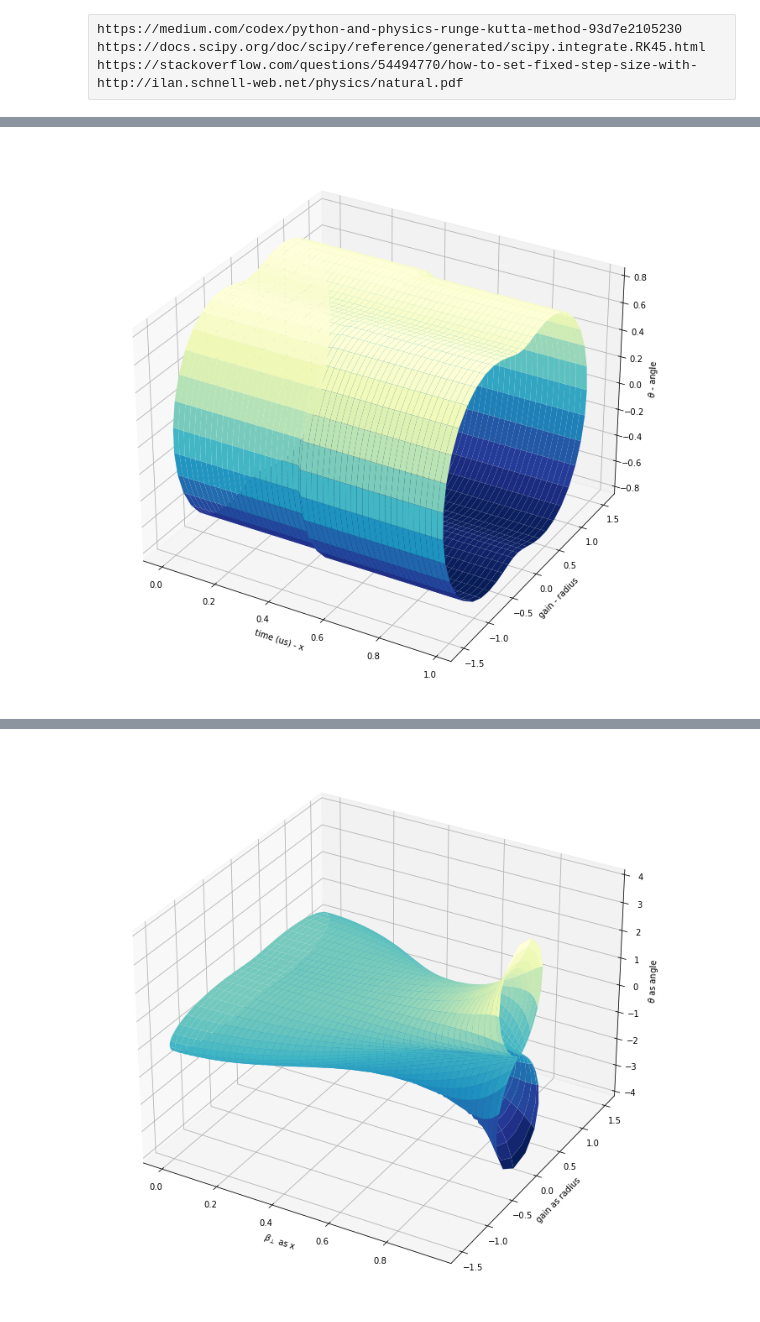
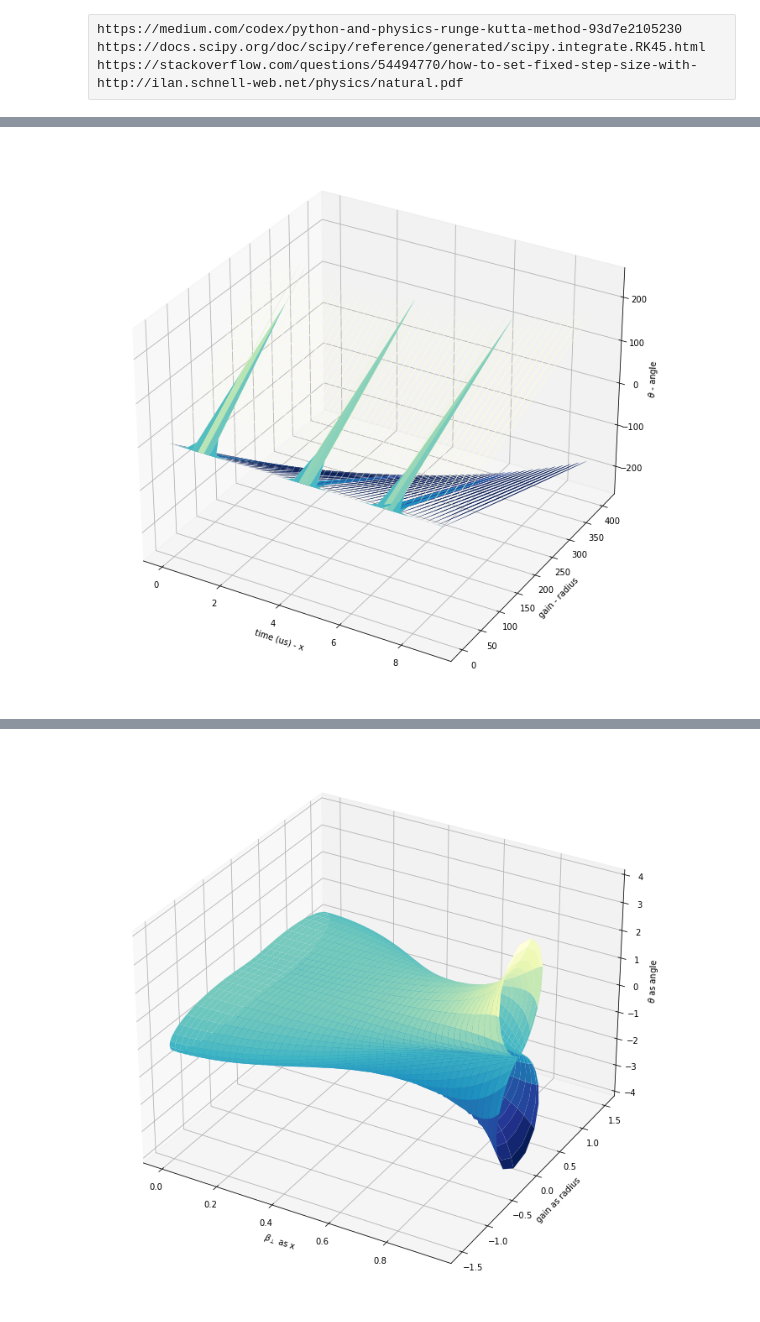
Before and after one commit to jvonk/CRES, a Jupyter notebook: Particle Motion.ipynb, the cells around one changed output, grey strips where cells are left out. Saved outputs shown, nothing was run; the diff lists cells and outputs as text; code cells hidden in the pictures.

```diff
--- a/Particle Motion.ipynb
+++ b/Particle Motion.ipynb
@@ -218,10 +230,13 @@ sol
  y_events: None
 # %%
-t = sol.t
-y = sol.y
-p, r = np.split(y, 2)
+y = solution.y
+u, x = np.split(y, 2)
+# %%
+t = x[0]/c
+p = u[1:]*m
+r = x[1:]
 # %%
-v = p / (m * gamma(p))
+v = u[1:] / gamma_p(u*m, axis=0)
 r_corr = r - np.tile(np.mean(r, axis=1), (r.shape[1],1)).T
 v_corr = v - np.tile(np.mean(v, axis=1), (v.shape[1],1)).T
 omega = np.cross(r_corr, v_corr, axis=0)/np.linalg.norm(r_corr[1:], axis=0)**2
@@ -230,5 +245,8 @@ beta = np.linalg.norm(v_corr, axis=0)/c
 power = 2*(e*omega[0])**2/(3*c)*(beta_perp**2)/(1 - beta**2)
 frequency = 2 * np.pi * np.abs(omega[0])
 period = 1/frequency
-B = np.apply_along_axis(B_r, 0, r)
-E = np.apply_along_axis(E_r, 0, r)
+B = np.apply_along_axis(B_x, 0, x)
+E = np.apply_along_axis(E_x, 0, x)
+beta = v/c
+bll = (np.sum(beta*B, 0)/np.linalg.norm(B, axis=0))
+bperp = np.sqrt(np.linalg.norm(beta, axis=0)**2 - bll**2)
@@ -318,19 +358,15 @@ def G(a, b, theta):
 # %%
 fig, ax = plt.subplots(figsize=large_standard_figsize, subplot_kw={'projection': '3d'})
-every_n = 200
 t_plot = t[::every_n]
-beta =v/c
-bll = (np.sum(beta*B, 0)/np.linalg.norm(B, axis=0))[::every_n]
-bperp = np.sqrt((np.linalg.norm(beta, axis=0)**2)[::every_n] - bll**2)
-p = np.linspace(0, 2*np.pi, 50)
-T, P = np.meshgrid(t_plot, p)
-R = G(bll, bperp, P)
+p = np.linspace(0, 2*np.pi, 10000)
+T, P = np.meshgrid(t[::every_n], p)
+R = G(bll[::every_n], bperp[::every_n], P)
 X, Y = R*np.cos(P), R*np.sin(P)
 Z = T
 ax.plot_surface(to("us",Z), X, Y, cmap=plt.cm.YlGnBu_r)
 ax.set_xlabel("time (us) - x")
 ax.set_ylabel("gain - radius")
 ax.set_zlabel("$\\theta$ - angle")
 plt.show()
 # %% [output]
-[figure, old version]
+[figure, new version]
```
Also changed, not shown: parts of 23 cells of this notebook.
